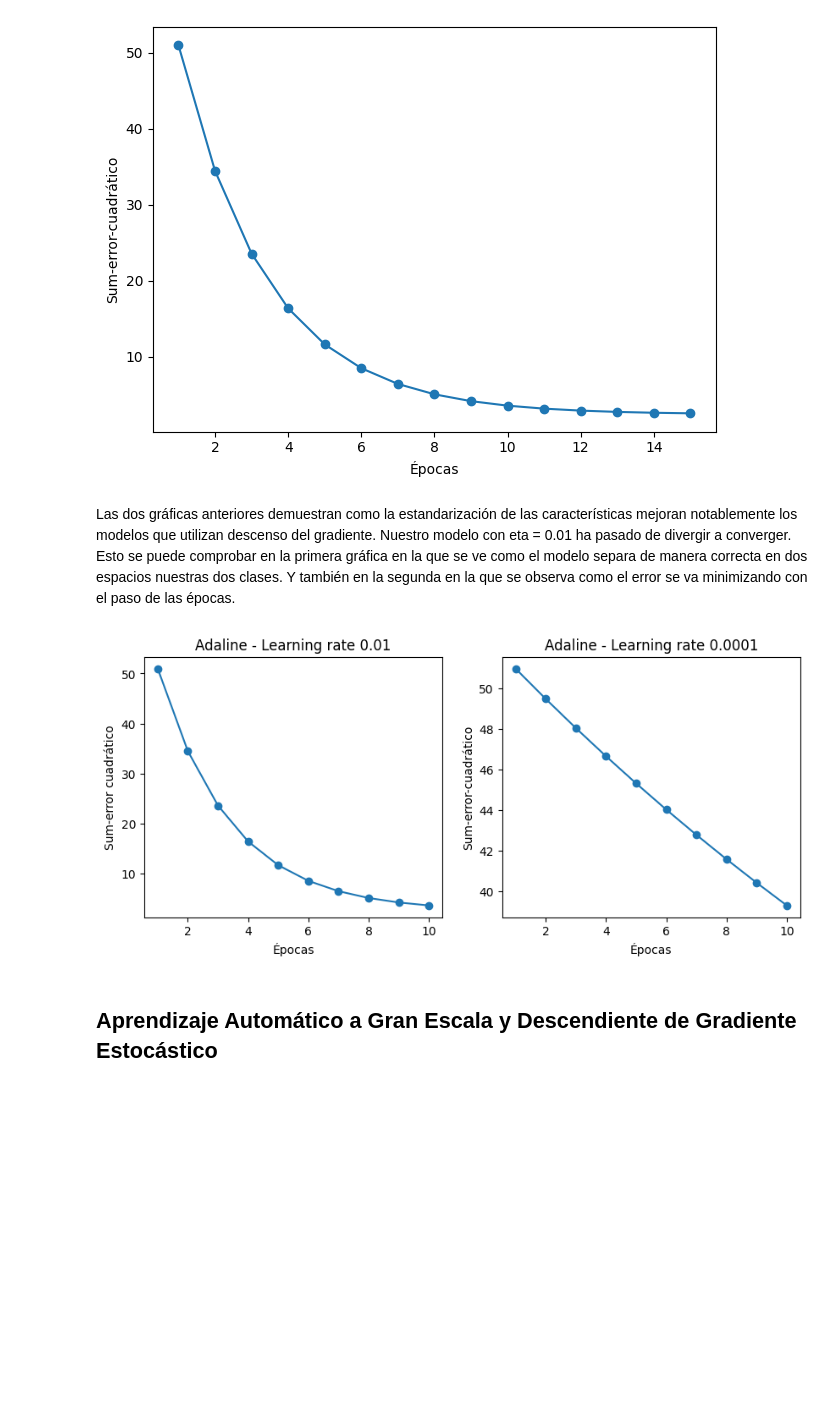
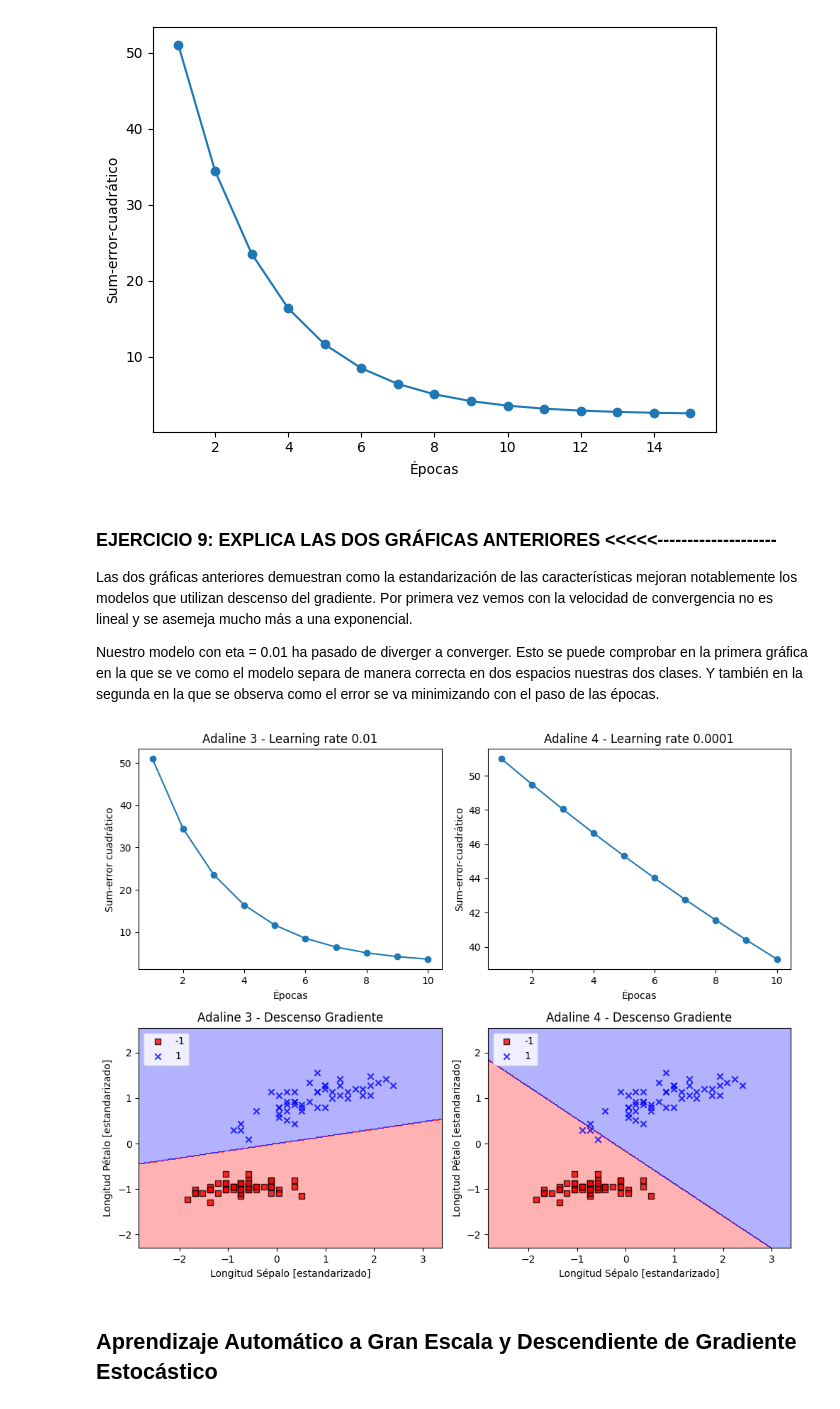
Before and after one commit to 9105507/APRENDIZAJE_AUTOMATICO_23_24, a Jupyter notebook: EJERCICIOS/2_4_Perceptron_y_Adaline_Ejercicio.ipynb, the cells around one changed output. Saved outputs shown, nothing was run; the diff lists cells and outputs as text; code cells hidden in the pictures; blank space fills up the shorter version.

```diff
--- a/EJERCICIOS/2_4_Perceptron_y_Adaline_Ejercicio.ipynb
+++ b/EJERCICIOS/2_4_Perceptron_y_Adaline_Ejercicio.ipynb
@@ -384,28 +434,55 @@ plt.show()
 [figure]
 [figure]
 # %% [markdown]
-Las dos gráficas anteriores demuestran como la estandarización de las características mejoran notablemente los modelos que utilizan descenso del gradiente. Nuestro modelo con eta = 0.01 ha pasado de divergir a converger. Esto se puede comprobar en la primera gráfica en la que se ve como el modelo separa de manera correcta en dos espacios nuestras dos clases. Y también en la segunda en la que se observa como el error se va minimizando con el paso de las épocas.
+### EJERCICIO 9: EXPLICA LAS DOS GRÁFICAS ANTERIORES <<<<<--------------------
+
+Las dos gráficas anteriores demuestran como la estandarización de las características mejoran notablemente los modelos que utilizan descenso del gradiente. Por primera vez vemos con la velocidad de convergencia no es lineal y se asemeja mucho más a una exponencial.
+
+Nuestro modelo con eta = 0.01 ha pasado de diverger a converger. Esto se puede comprobar en la primera gráfica en la que se ve como el modelo separa de manera correcta en dos espacios nuestras dos clases. Y también en la segunda en la que se observa como el error se va minimizando con el paso de las épocas.
-# %%
-#PRUEBA:
-fig, ax = plt.subplots(nrows=1, ncols=2, figsize=(10, 4))
-
-ada3 = AdalineGD(n_iter=10, eta=0.01).fit(X_std, y)### EJERCICIO 6: Crea y entrena con los datos de entrenamiento y sus etiquetas un Adaline de Gradiente Descendente
-       ### con 10 iteraciones y una tasa de aprendizaje de 0.01 <<<<<--------------------<<<<<--------------------<<<<<--------------------
-ax[0].plot(range(1, len(ada3.cost_) + 1), ada3.cost_, marker='o')
-ax[0].set_xlabel('Épocas')
-ax[0].set_ylabel('Sum-error cuadrático')
-ax[0].set_title('Adaline - Learning rate 0.01')
-
-ada4 = AdalineGD(n_iter=10, eta=0.0001).fit(X_std, y)
-ax[1].plot(range(1, len(ada4.cost_) + 1), ada4.cost_, marker='o')
-ax[1].set_xlabel('Épocas')
-ax[1].set_ylabel('Sum-error-cuadrático')
-ax[1].set_title('Adaline - Learning rate 0.0001')
-
-# plt.savefig('images/02_11.png', dpi=300)
-plt.show()
-# %% [output]
-[figure, removed]
+# %%
+# GRAFICAS EXTRAS PARA ENTENDER MEJOR LA DIFERENCIA:
+
+# Inicializar modelos
+ada3 = AdalineGD(n_iter=10, eta=0.01).fit(X_std, y)
+ada4 = AdalineGD(n_iter=10, eta=0.0001).fit(X_std, y)
+
+fig = plt.figure(figsize=(10, 8))
+
+# Primera gráfica
+plt.subplot(2, 2, 1)  # 2 filas, 2 columnas, primer gráfico
+plt.plot(range(1, len(ada3.cost_) + 1), ada3.cost_, marker='o')
+plt.xlabel('Épocas')
+plt.ylabel('Sum-error cuadrático')
+plt.title('Adaline 3 - Learning rate 0.01')
+
+# Segunda gráfica
+plt.subplot(2, 2, 2)  # 2 filas, 2 columnas, segundo gráfico
+plt.plot(range(1, len(ada4.cost_) + 1), ada4.cost_, marker='o')
+plt.xlabel('Épocas')
+plt.ylabel('Sum-error-cuadrático')
+plt.title('Adaline 4 - Learning rate 0.0001')
+
+# Tercera gráfica
+plt.subplot(2, 2, 3)  # 2 filas, 2 columnas, tercer gráfico
+plot_decision_regions(X_std, y, classifier=ada3)
+plt.title('Adaline 3 - Descenso Gradiente')
+plt.xlabel('Longitud Sépalo [estandarizado]')
+plt.ylabel('Longitud Pétalo [estandarizado]')
+plt.legend(loc='upper left')
+
+# Cuarta gráfica
+plt.subplot(2, 2, 4)  # 2 filas, 2 columnas, cuarto gráfico
+plot_decision_regions(X_std, y, classifier=ada4)
+plt.title('Adaline 4 - Descenso Gradiente')
+plt.xlabel('Longitud Sépalo [estandarizado]')
+plt.ylabel('Longitud Pétalo [estandarizado]')
+plt.legend(loc='upper left')
+
+# Ajustar el diseño y mostrar las gráficas
+plt.tight_layout()
+plt.show()
+# %% [output]
+[figure, added]
 # %% [markdown]
 ## Aprendizaje Automático a Gran Escala y Descendiente de Gradiente Estocástico
 # %%
```
Also changed, not shown: parts of 18 cells of this notebook.
